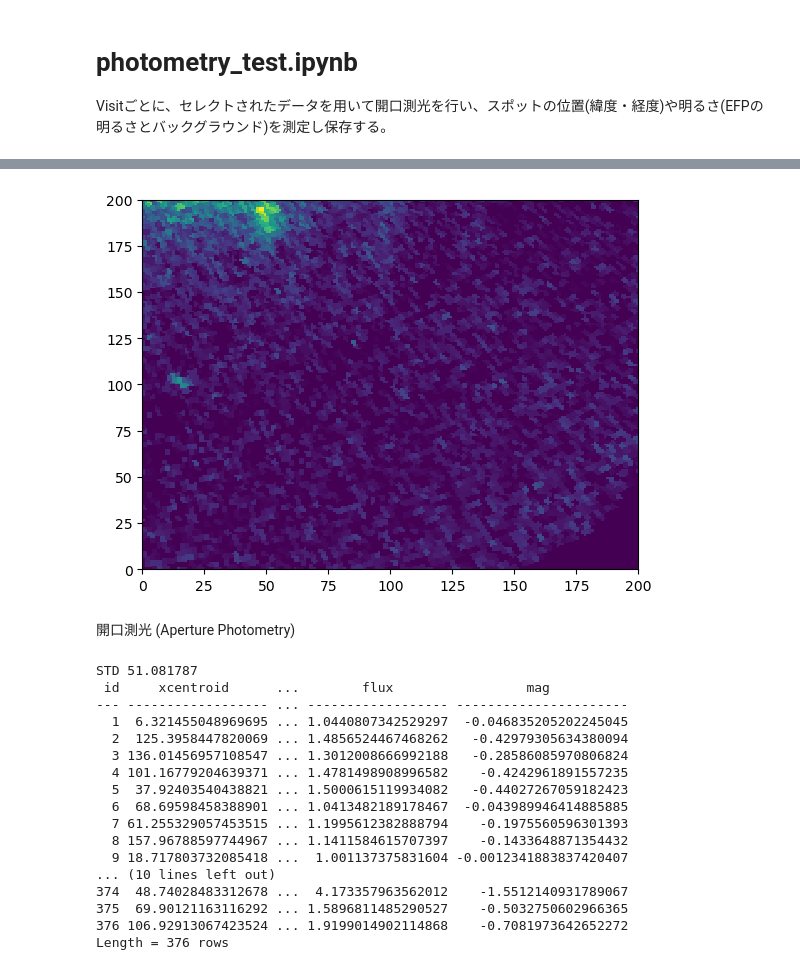
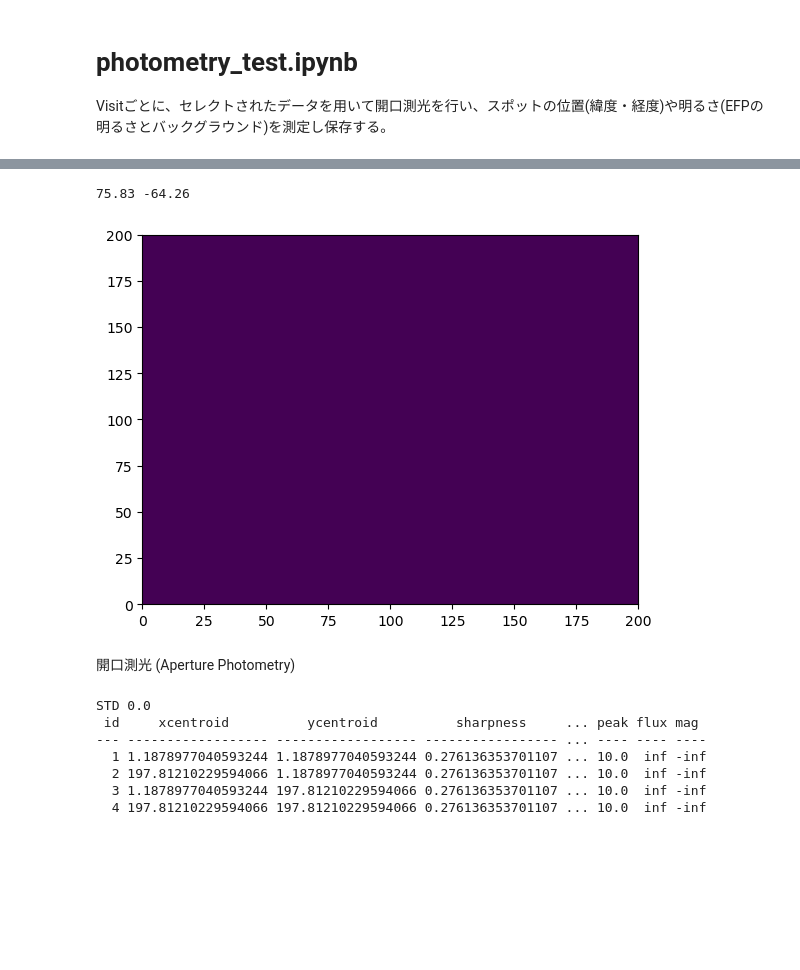
Before and after one commit to ShinnosukeSatoh/HST_Jupiter_footprints, a Jupyter notebook: photometry_test.ipynb, the cells around one changed output, grey strips where cells are left out. Cells and saved outputs as stored; diff of their text form; code cells hidden in the pictures; blank space fills up the shorter version.

```diff
--- a/photometry_test.ipynb
+++ b/photometry_test.ipynb
@@ -22,10 +23,10 @@ from TScmap import TScmap
 spice.furnsh('kernel/cassMetaK.txt')
 
 # 北半球
-filename = 'data/red/2014/006_v06/jup_14-006-02-35-18_0030_v06_stis_f25srf2_flatproj.fits'
-filename = 'data/red3/EUROPA/2022/274_v17/jup_22-274-19-02-08_0030_v17_stis_f25srf2_flatproj.fits'
+# filename = 'data/red/2014/006_v06/jup_14-006-02-35-18_0030_v06_stis_f25srf2_flatproj.fits'
+# filename = 'data/red3/EUROPA/2022/274_v17/jup_22-274-19-02-08_0030_v17_stis_f25srf2_flatproj.fits'
 # 南半球
-# filename = 'data/red3/EUROPA/2022/185_v09/jup_22-185-18-43-04_0030_v09_stis_f25srf2_flatproj.fits'
+filename = 'data/red3/EUROPA/2022/185_v09/jup_22-185-18-43-04_0030_v09_stis_f25srf2_flatproj.fits'
 ext = 0
 hext = 1
 with fits.open(filename) as hdul:
@@ -70,12 +71,24 @@ plt.show()
+# %%
+# Location of the selected moon's footprint
+# Footprint予測位置と、footprint軌跡の向きを知りたい
+refnum = 0
+if hem == 'south':
+    refnum = 1
+satoval = np.recfromtxt('ref/2021je007055-sup-000'+str(3+refnum)+'-table si-s0'+str(2+refnum)+'.txt', skip_header=3,
+                names=['wlon', 'amlat', 'amwlon', 'iolat', 'iowlon', 'eulat', 'euwlon', 'galat', 'gawlon'])
+s3moon, s3wlon_lin, s3lat_lin, s3wlon00, s3lat00 = ftpS3.ftpS3().FP(h.datetime, satoval, 'EUROPA')
+print(s3wlon00, s3lat00)
+# %% [output]
+75.83 -64.26
 # %%
 x0, x1 = 600, 800
-y0, y1 = 0, 200
+y0, y1 = 50, 250
 img = dimage[y0:y1,x0:x1]
 fig, ax = plt.subplots(dpi=100)
 ax.pcolormesh(img)
 plt.show()
 # %% [output]
-[figure, old version]
+[figure, new version]
 # %% [markdown]
 開口測光 (Aperture Photometry)
 # %%
@@ -91,23 +104,13 @@ daofind = DAOStarFinder(fwhm=2.0, threshold=thres)
 sources = daofind(img)
 print(sources)
 # %% [output]
-STD 51.081787
- id     xcentroid      ...        flux                 mag
---- ------------------ ... ------------------ ----------------------
-  1  6.321455048969695 ... 1.0440807342529297  -0.046835205202245045
-  2  125.3958447820069 ... 1.4856524467468262   -0.42979305634380094
-  3 136.01456957108547 ... 1.3012008666992188   -0.28586085970806824
-  4 101.16779204639371 ... 1.4781498908996582    -0.4242961891557235
-  5  37.92403540438821 ... 1.5000615119934082   -0.44027267059182423
-  6  68.69598458388901 ... 1.0413482189178467  -0.043989946414885885
-  7 61.255329057453515 ... 1.1995612382888794    -0.1975560596301393
-  8 157.96788597744967 ... 1.1411584615707397    -0.1433648871354432
-  9 18.717803732085418 ...  1.001137375831604 -0.0012341883837420407
-... (10 lines left out)
-374  48.74028483312678 ...  4.173357963562012    -1.5512140931789067
-375  69.90121163116292 ... 1.5896811485290527    -0.5032750602966365
-376 106.92913067423524 ... 1.9199014902114868    -0.7081973642652272
-Length = 376 rows
+STD 0.0
+ id     xcentroid          ycentroid          sharpness     ... peak flux mag
+--- ------------------ ------------------ ----------------- ... ---- ---- ----
+  1 1.1878977040593244 1.1878977040593244 0.276136353701107 ... 10.0  inf -inf
+  2 197.81210229594066 1.1878977040593244 0.276136353701107 ... 10.0  inf -inf
+  3 1.1878977040593244 197.81210229594066 0.276136353701107 ... 10.0  inf -inf
+  4 197.81210229594066 197.81210229594066 0.276136353701107 ... 10.0  inf -inf
 # %%
 ftps3wlon = h.s3wlon_lin            # [deg]
 ftps3lat = h.s3lat_lin              # [deg]
```
Also changed, not shown: parts of 13 cells of this notebook, 11 other files.
